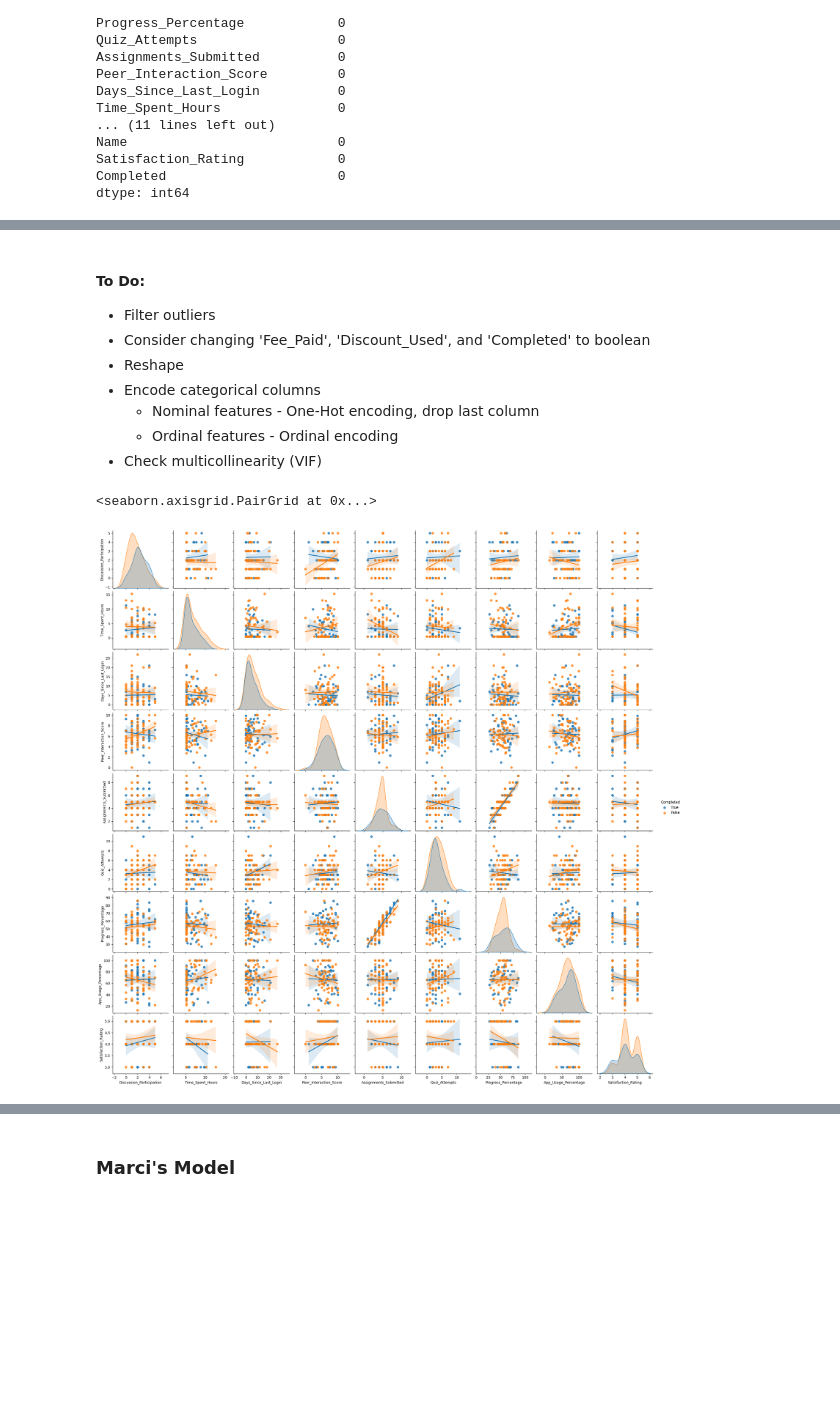
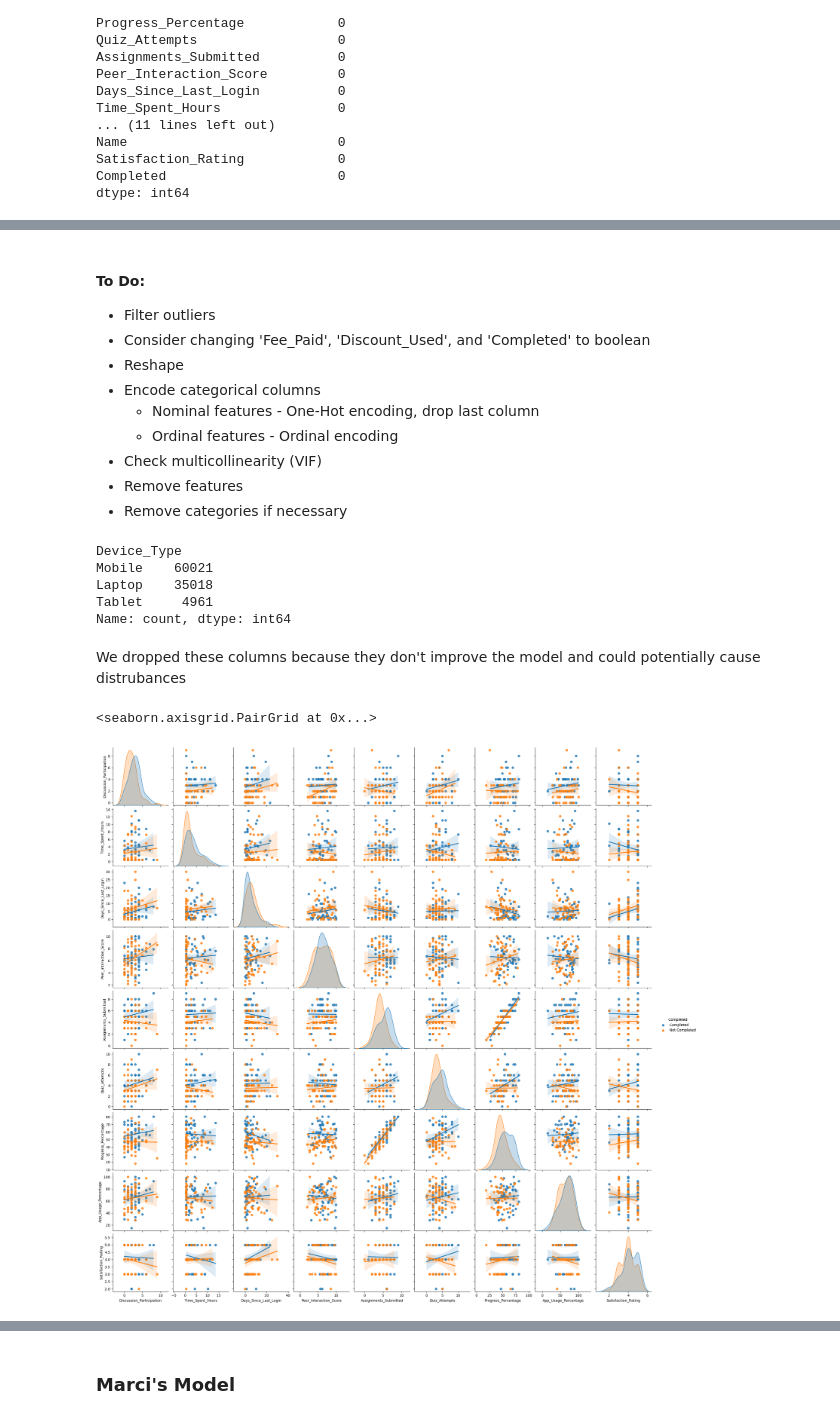
Before and after one commit to AkeemSemperDataScience/data3450-project-v1251-group_1, a Jupyter notebook: START_Project.ipynb, the cells around one changed output, grey strips where cells are left out. Saved outputs shown, nothing was run; the diff lists cells and outputs as text; code cells hidden in the pictures; blank space fills up the shorter version.

```diff
--- a/START_Project.ipynb
+++ b/START_Project.ipynb
@@ -171,17 +174,27 @@ dtype: int64
     - Nominal features - One-Hot encoding, drop last column
     - Ordinal features - Ordinal encoding
 - Check multicollinearity (VIF)
+- Remove features
+- Remove categories if necessary
-# %%
-# Convert variable types
-
-df['Fee_Paid'] = df['Fee_Paid'].astype('category').map({'Yes': True, 'No': False})
-df['Discount_Used'] = df['Discount_Used'].astype('category').map({'Yes': True, 'No': False})
-df['Completed'] = df['Completed'].astype('category').map({'Completed': True, 'Not Completed': False})
+# %%
+df['Device_Type'].value_counts()
+# %% [output]
+Device_Type
+Mobile    60021
+Laptop    35018
+Tablet     4961
+Name: count, dtype: int64
+# %%
+# Drop columns not relevant to predictions
+
+df2 = df.drop(columns={'Student_ID', 'Name', 'Course_ID', 'Course_Name', 'Enrollment_Date' })
+# %% [markdown]
+We dropped these columns because they don't improve the model and could potentially cause distrubances
 # %%
-# Visualize (sample of 100)
+# Visualize correlations (sample of 100)
 # Might need to reconsider this... way too many variables
 
-sns.pairplot(df.sample(100), hue='Completed', kind='reg')
+sns.pairplot(df2.sample(100), hue='Completed', kind='reg')
 # %% [output]
 <seaborn.axisgrid.PairGrid at 0x...>
-[figure, old version]
+[figure, new version]
```
Also changed, not shown: parts of 10 cells of this notebook.
